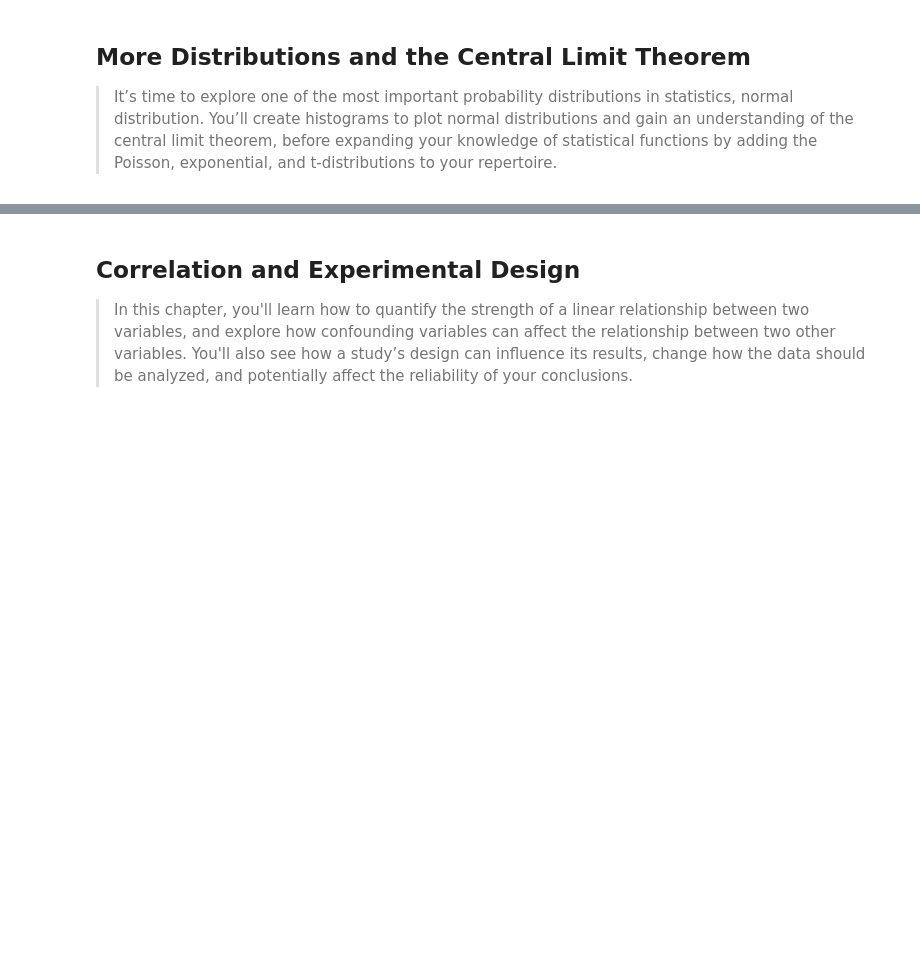
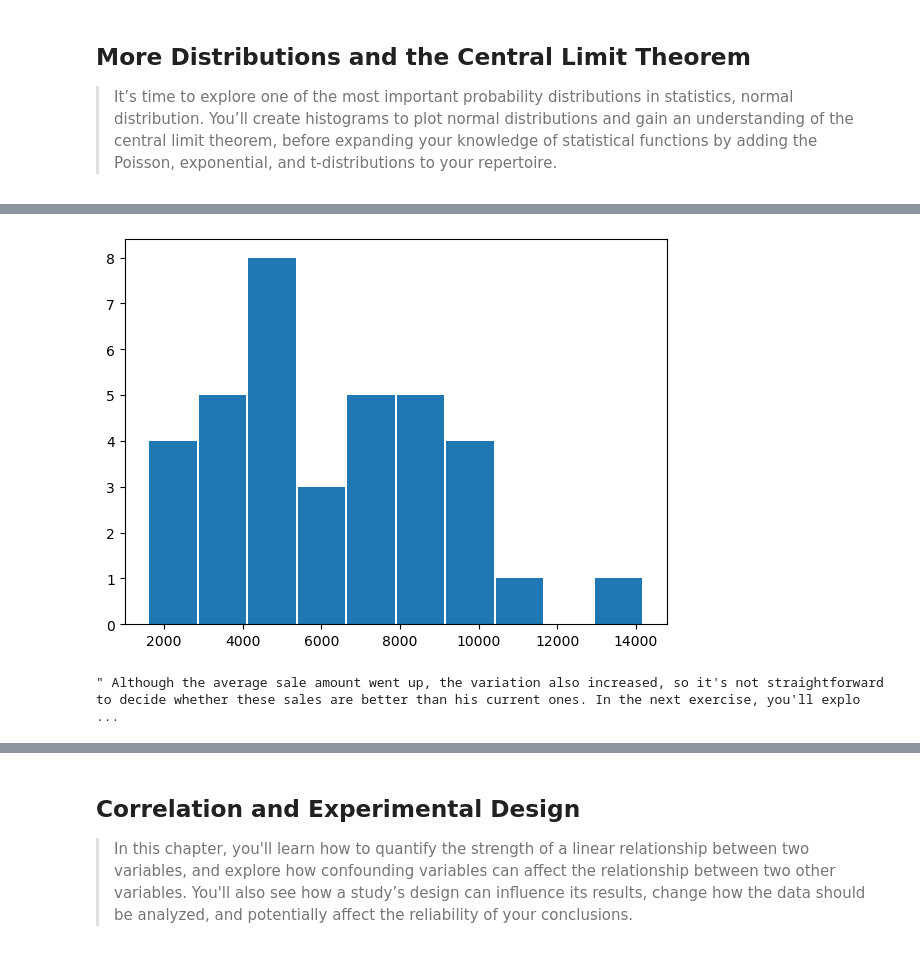
Before and after one commit to anhhaibkhn/Data-Science-selfstudy-notes-Blog, a Jupyter notebook: _notebooks/Introduction to Statistics in Python/2022-08-31-Introduction to Statistics in Python.ipynb, the cells around one changed output, grey strips where cells are left out. Drawn from its saved outputs; the diff is of its cells as text; code cells hidden in the pictures; blank space fills up the shorter version.

```diff
--- a/_notebooks/Introduction to Statistics in Python/2022-08-31-Introduction to Statistics in Python.ipynb
+++ b/_notebooks/Introduction to Statistics in Python/2022-08-31-Introduction to Statistics in Python.ipynb
@@ -709,0 +749,18 @@ print(won_35pct)
+# %%
+# Calculate new average amount
+new_mean = 5000 * 1.2
+
+# Calculate new standard deviation
+new_sd = 2000 * 1.3
+
+# Simulate 36 new sales
+new_sales = norm.rvs(new_mean, new_sd, size=36)
+
+# Create histogram and show
+plt.hist(new_sales, rwidth=0.96)
+plt.show()
+
+""" Although the average sale amount went up, the variation also increased, so it's not straightforward to decide whether these sales are better than his current ones. In the next exercise, you'll explore the effects of higher variation."""
+# %% [output]
+[figure, added]
+" Although the average sale amount went up, the variation also increased, so it's not straightforward to decide whether these sales are better than his current ones. In the next exercise, you'll explo ...
```
Also changed, not shown: parts of 53 cells of this notebook, 10 other files.
